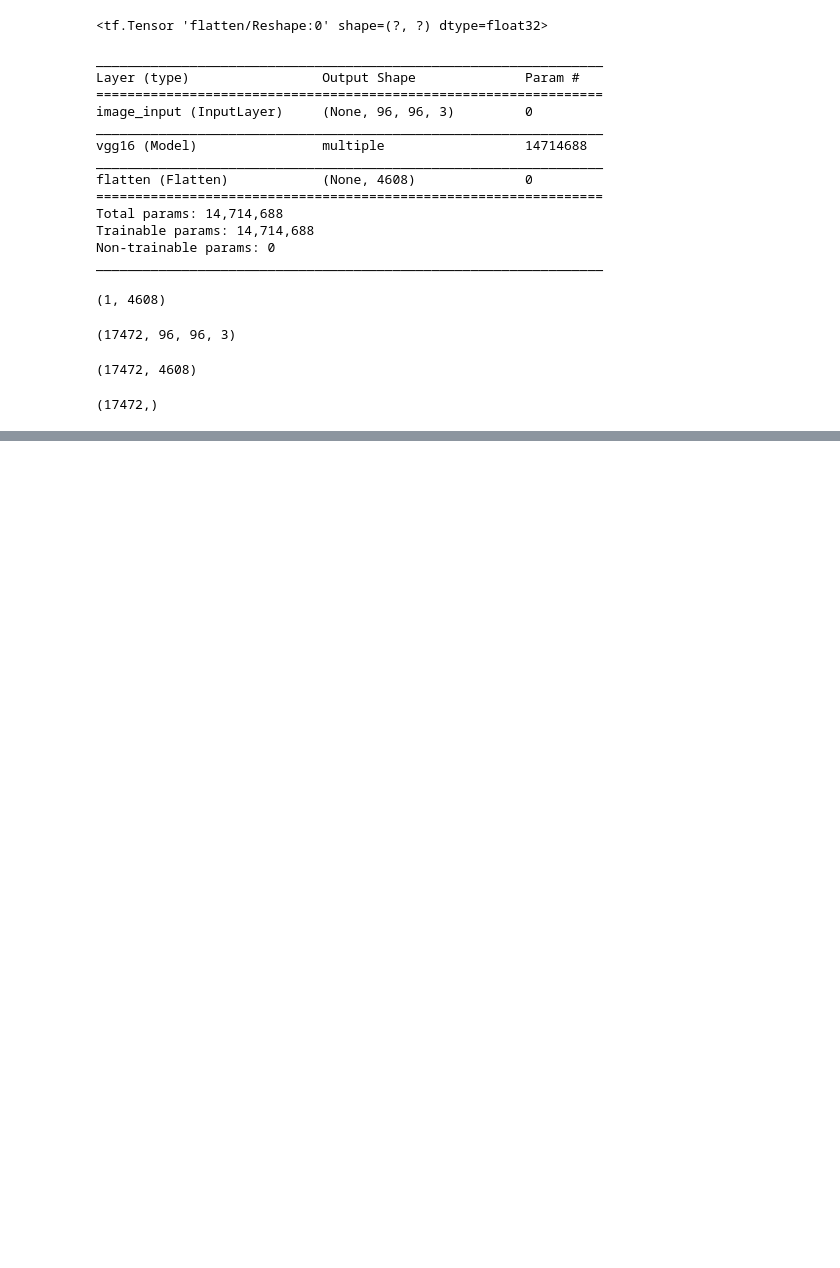
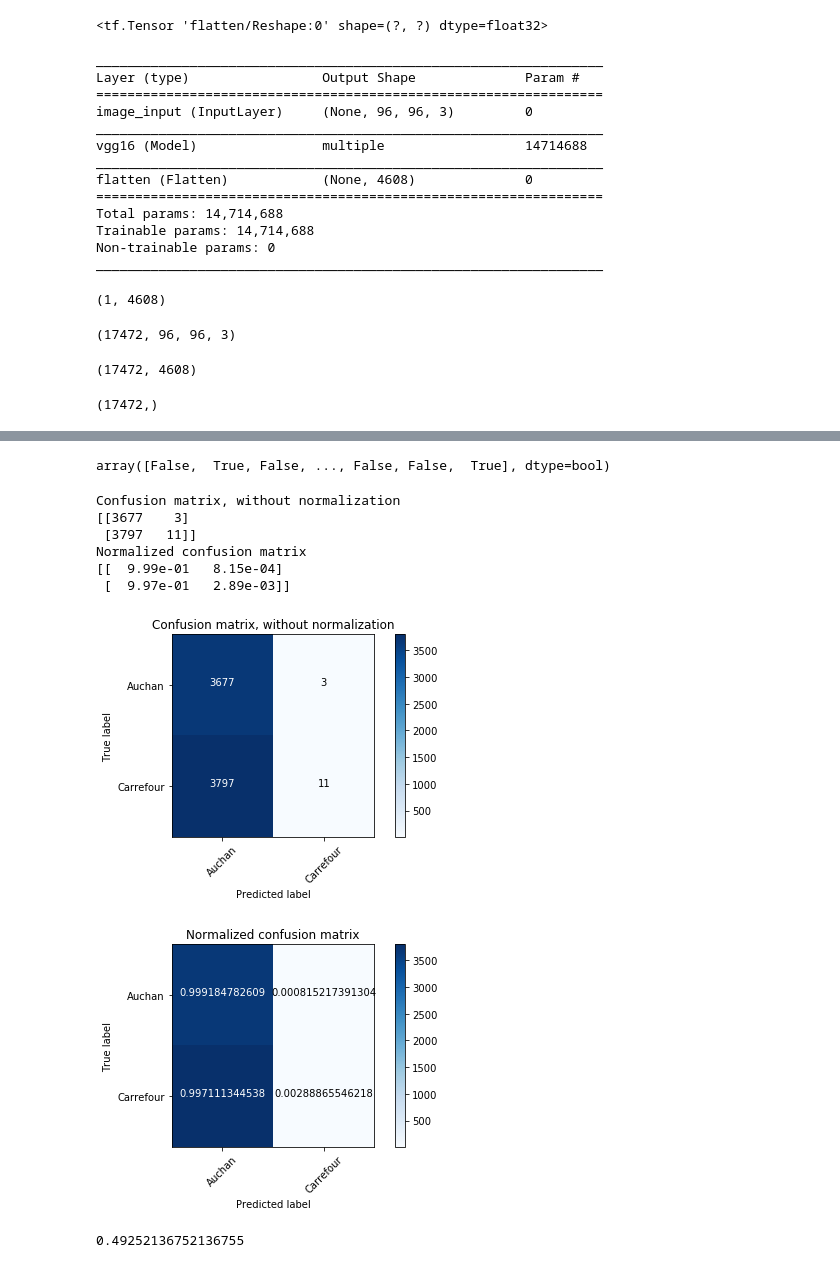
Before and after one commit to akouete-kpakpo/OpenFoodFacts, a Jupyter notebook: notebooks/svm_on_top.ipynb, the cells around one changed output, grey strips where cells are left out. Drawn from its saved outputs; the diff is of its cells as text; code cells hidden in the pictures; blank space fills up the shorter version.

```diff
--- a/notebooks/svm_on_top.ipynb
+++ b/notebooks/svm_on_top.ipynb
@@ -112,0 +126,2 @@ X_test = np.load(test_path)
+# %%
+test_bis = feature_extractor.predict(X_test)
@@ -113,2 +133,6 @@ X_test = np.load(test_path)
 # %%
-y_pred = clf.predict(X_test)
+y_pred = clf.predict(test_bis)
+# %%
+Y_test.T[0]
+# %% [output]
+array([False,  True, False, ..., False, False,  True], dtype=bool)
@@ -114,0 +174,31 @@ y_pred = clf.predict(X_test)
+# %%
+# Compute confusion matrix
+from sklearn.metrics import confusion_matrix
+cnf_matrix = confusion_matrix(Y_test.T[0], y_pred)
+np.set_printoptions(precision=2)
+
+# Plot non-normalized confusion matrix
+class_names = ['Auchan','Carrefour']
+plt.figure()
+plot_confusion_matrix(cnf_matrix, classes=class_names,
+                      title='Confusion matrix, without normalization')
+
+# Plot normalized confusion matrix
+plt.figure()
+plot_confusion_matrix(cnf_matrix, classes=class_names, normalize=True,
+                      title='Normalized confusion matrix')
+
+plt.show()
+# %% [output]
+Confusion matrix, without normalization
+[[3677    3]
+ [3797   11]]
+Normalized confusion matrix
+[[  9.99e-01   8.15e-04]
+ [  9.97e-01   2.89e-03]]
+[figure, added]
+[figure, added]
+# %%
+clf.score(test_bis, Y_test.T[0])
+# %% [output]
+0.49252136752136755
```
Also changed, not shown: parts of 10 cells of this notebook.
